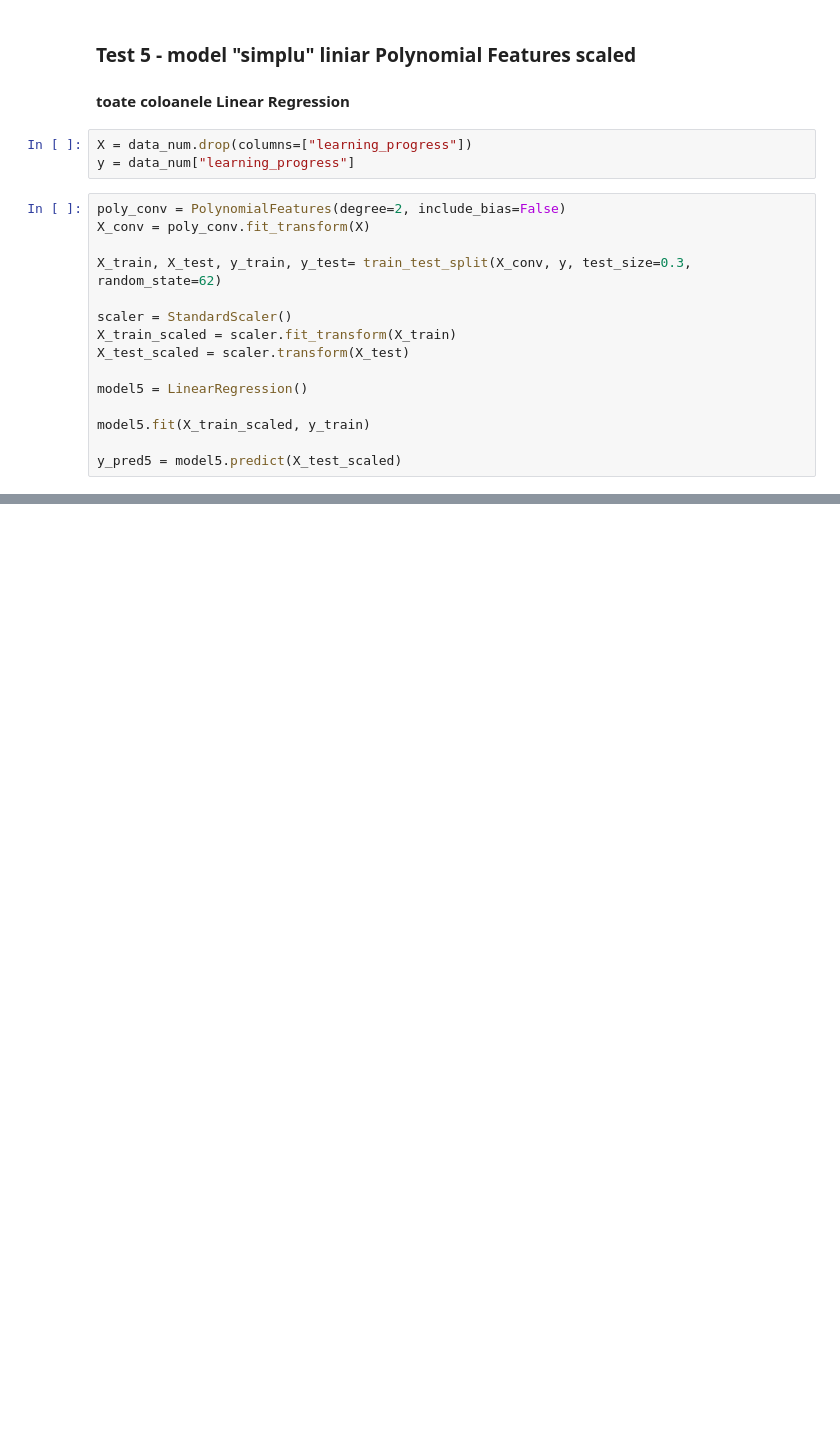
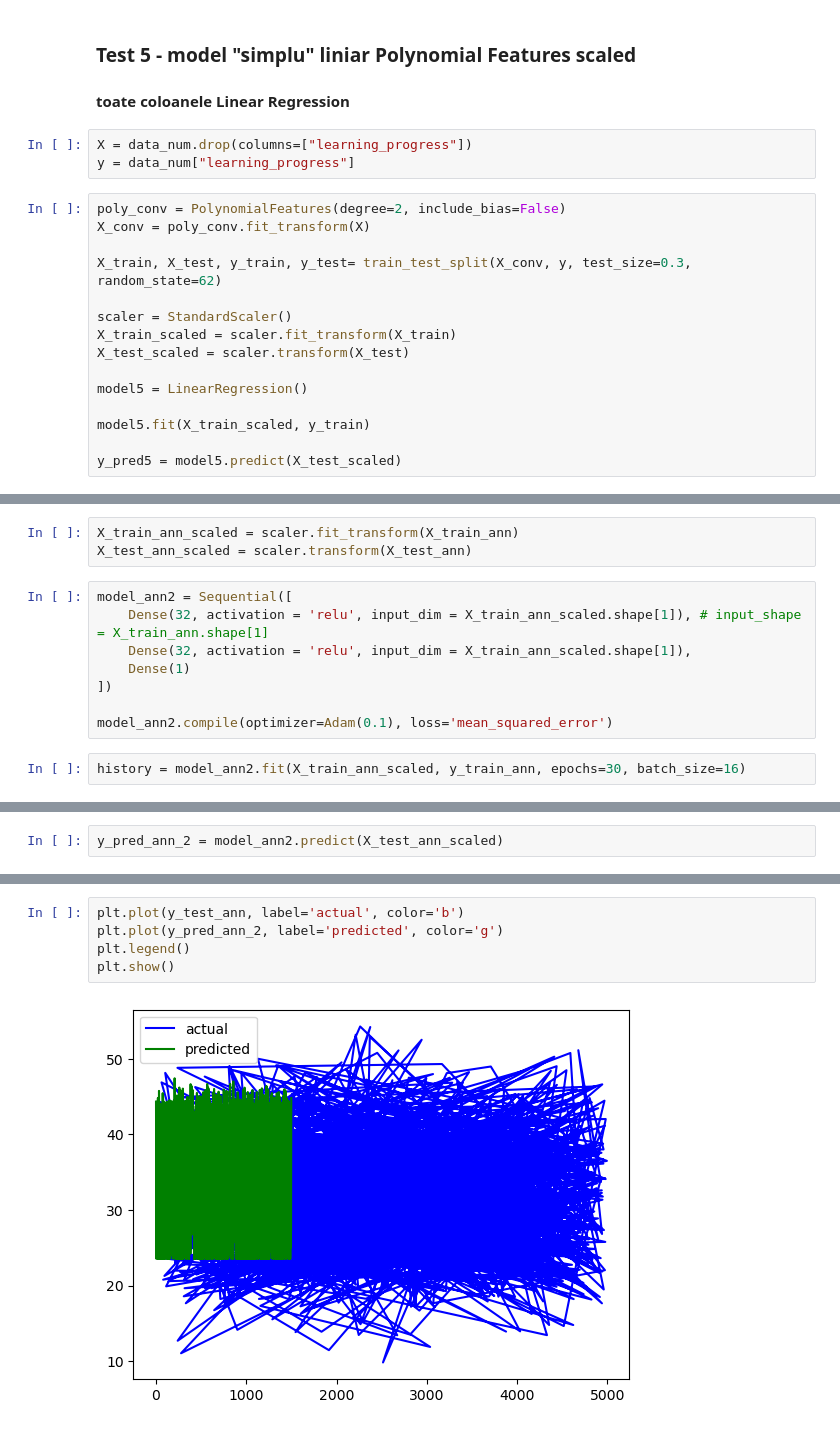
Before and after one commit to ArthurHastings/IntelligentClassroom, a Jupyter notebook: Proiect feb (1).ipynb, the cells around one changed output, grey strips where cells are left out. Drawn from its saved outputs; the diff is of its cells as text; blank space fills up the shorter version.

```diff
--- a/Proiect feb (1).ipynb
+++ b/Proiect feb (1).ipynb
@@ -462,0 +578,13 @@ RMSE: 4.235365927370006
+# %%
+X_train_ann_scaled = scaler.fit_transform(X_train_ann)
+X_test_ann_scaled = scaler.transform(X_test_ann)
+# %%
+model_ann2 = Sequential([
+    Dense(32, activation = 'relu', input_dim = X_train_ann_scaled.shape[1]), # input_shape = X_train_ann.shape[1]
+    Dense(32, activation = 'relu', input_dim = X_train_ann_scaled.shape[1]),
+    Dense(1)
+])
+
+model_ann2.compile(optimizer=Adam(0.1), loss='mean_squared_error')
+# %%
+history = model_ann2.fit(X_train_ann_scaled, y_train_ann, epochs=30, batch_size=16)
@@ -462,0 +609,2 @@ RMSE: 4.235365927370006
+# %%
+y_pred_ann_2 = model_ann2.predict(X_test_ann_scaled)
@@ -462,0 +622,7 @@ RMSE: 4.235365927370006
+# %%
+plt.plot(y_test_ann, label='actual', color='b')
+plt.plot(y_pred_ann_2, label='predicted', color='g')
+plt.legend()
+plt.show()
+# %% [output]
+[figure, added]
```
Also changed, not shown: parts of 49 cells of this notebook.
